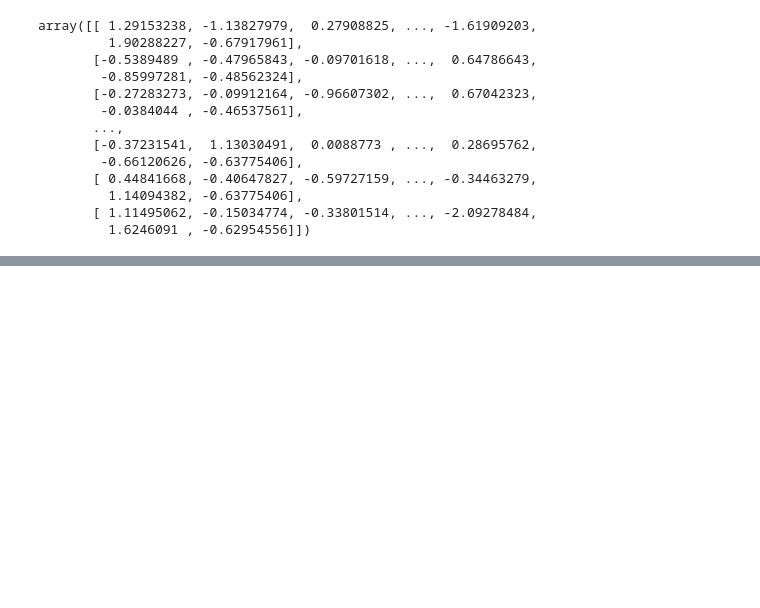
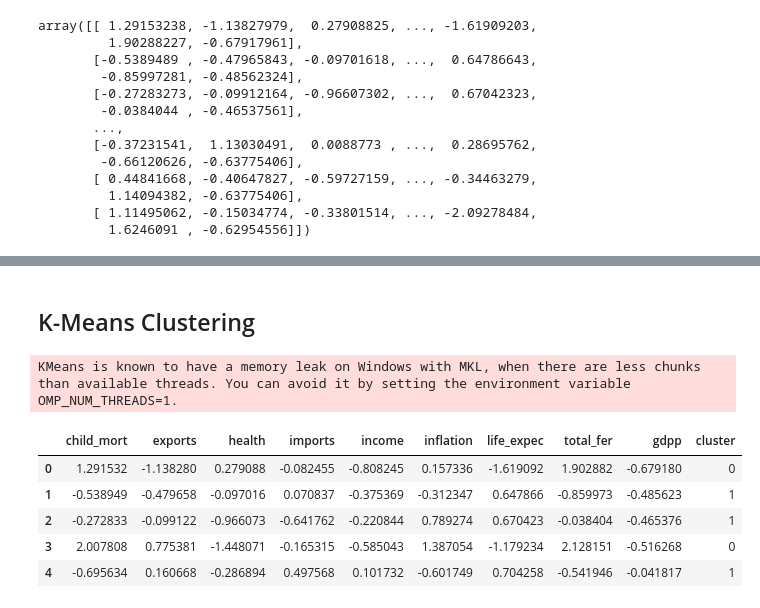
Before and after one commit to fpaul787/tackleml, a Jupyter notebook: unsupervised_learning/k_means.ipynb, the cells around one changed output, grey strips where cells are left out. Saved outputs shown, nothing was run; the diff lists cells and outputs as text; code cells hidden in the pictures; blank space fills up the shorter version.

Commit message:
Using kmeans(figuring it out)

```diff
--- a/unsupervised_learning/k_means.ipynb
+++ b/unsupervised_learning/k_means.ipynb
@@ -222,3 +222,8 @@ array([[ 1.29153238, -1.13827979,  0.27908825, ..., -1.61909203,
          1.14094382, -0.63775406],
        [ 1.11495062, -0.15034774, -0.33801514, ..., -2.09278484,
          1.6246091 , -0.62954556]])
+# %%
+# transforming into dataframe
+scaled_df = pd.DataFrame(scaled_data, columns=data.columns)
+
+scaled_df.head()
@@ -224,0 +237,20 @@ array([[ 1.29153238, -1.13827979,  0.27908825, ..., -1.61909203,
+# %% [markdown]
+## K-Means Clustering
+# %%
+num_clusters = 2
+km = KMeans(n_clusters=num_clusters)
+# %%
+# km.fit(scaled_df)
+y_standard = km.fit_predict(scaled_data)
+# %% [output]
+KMeans is known to have a memory leak on Windows with MKL, when there are less chunks than available threads. You can avoid it by setting the environment variable OMP_NUM_THREADS=1.
+# %%
+scaled_df['cluster'] = y_standard
+scaled_df.head()
+# %% [output]
+|  | child_mort | exports | health | imports | income | inflation | life_expec | total_fer | gdpp | cluster |
+| 0 | 1.291532 | -1.138280 | 0.279088 | -0.082455 | -0.808245 | 0.157336 | -1.619092 | 1.902882 | -0.679180 | 0 |
+| 1 | -0.538949 | -0.479658 | -0.097016 | 0.070837 | -0.375369 | -0.312347 | 0.647866 | -0.859973 | -0.485623 | 1 |
+| 2 | -0.272833 | -0.099122 | -0.966073 | -0.641762 | -0.220844 | 0.789274 | 0.670423 | -0.038404 | -0.465376 | 1 |
+| 3 | 2.007808 | 0.775381 | -1.448071 | -0.165315 | -0.585043 | 1.387054 | -1.179234 | 2.128151 | -0.516268 | 0 |
+| 4 | -0.695634 | 0.160668 | -0.286894 | 0.497568 | 0.101732 | -0.601749 | 0.704258 | -0.541946 | -0.041817 | 1 |
```
Also changed, not shown: parts of 1 cell of this notebook.
